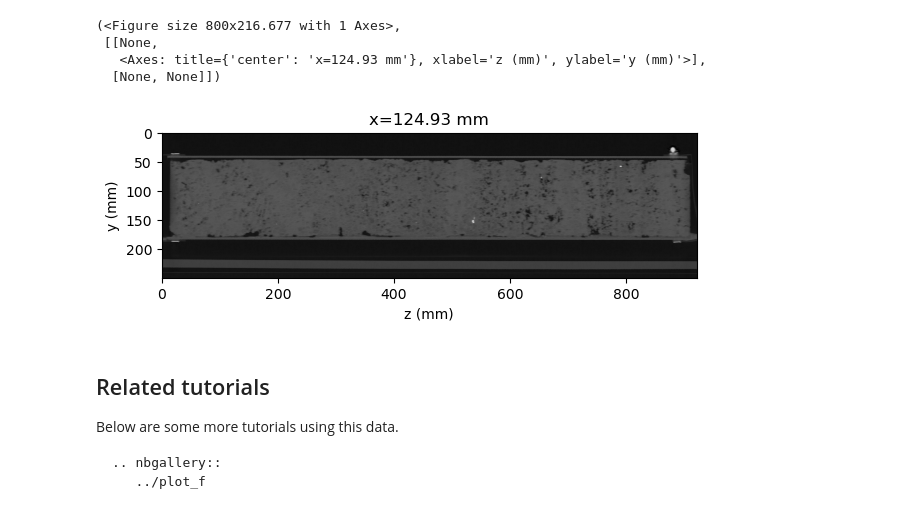
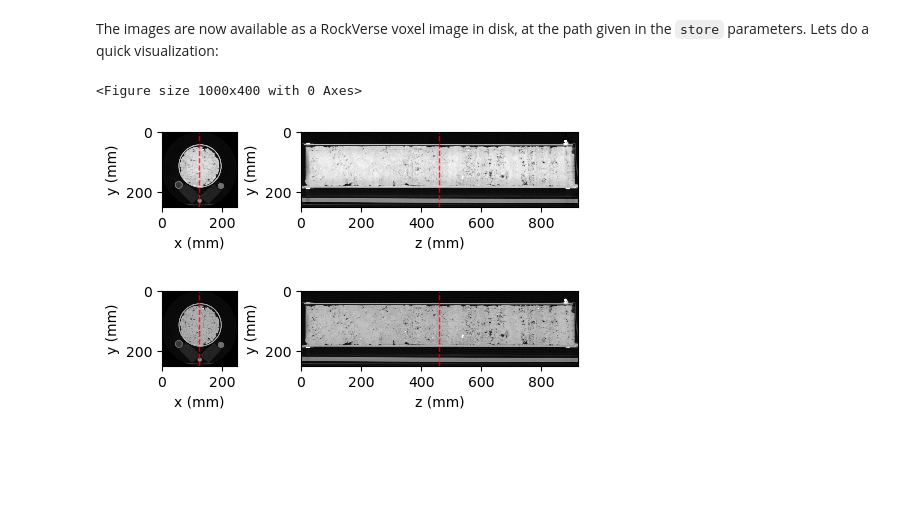
Before and after one commit to rodolfovictor/rockverse, a Jupyter notebook: docs/source/tutorials/digitalrock/sample_data/import_C04B21_dualenergy.ipynb, the cells around one changed output. Saved outputs shown, nothing was run; the diff lists cells and outputs as text; code cells hidden in the pictures; blank space fills up the shorter version.

````diff
--- a/docs/source/tutorials/digitalrock/sample_data/import_C04B21_dualenergy.ipynb
+++ b/docs/source/tutorials/digitalrock/sample_data/import_C04B21_dualenergy.ipynb
@@ -83,18 +28,0 @@ drp.plot.orthogonal_slices(C04B21_Raw140keV)
-# %%
-drp.plot.orthogonal_slices(C04B21_Raw140keV, planes=('zy',), draw_guide_lines=False)
-# %% [output]
-(<Figure size 800x216.677 with 1 Axes>,
- [[None,
-   <Axes: title={'center': 'x=124.93 mm'}, xlabel='z (mm)', ylabel='y (mm)'>],
-  [None, None]])
-[figure, removed]
-# %% [markdown]
-Related tutorials
------------------
-
-Below are some more tutorials using this data.
-
-```
-.. nbgallery::
-   ../plot_f
-```
@@ -100,0 +63,21 @@ Below are some more tutorials using this data.
+# %% [markdown]
+The images are now available as a RockVerse voxel image in disk, at the path given in the ``store`` parameters.
+Lets do a quick visualization:
+# %%
+import matplotlib.pyplot as plt
+fig = plt.figure(layout='constrained', figsize=(10, 4))
+subfigs = fig.subfigures(2, 1, wspace=0.07)
+viewer_low = rv.OrthogonalViewer(C04B21_Raw100keV,
+                                 show_xz_plane=False,
+                                 show_histogram=False,
+                                 image_dict={'clim': (-1200, 4000)}
+                                 )
+viewer_high = rv.OrthogonalViewer(C04B21_Raw140keV,
+                                 show_xz_plane=False,
+                                 show_histogram=False,
+                                 image_dict={'clim': (-1200, 4000)},
+                                 )
+# %% [output]
+<Figure size 1000x400 with 0 Axes>
+[figure, added]
+[figure, added]
````
Also changed, not shown: parts of 6 cells of this notebook, 6 other files.
